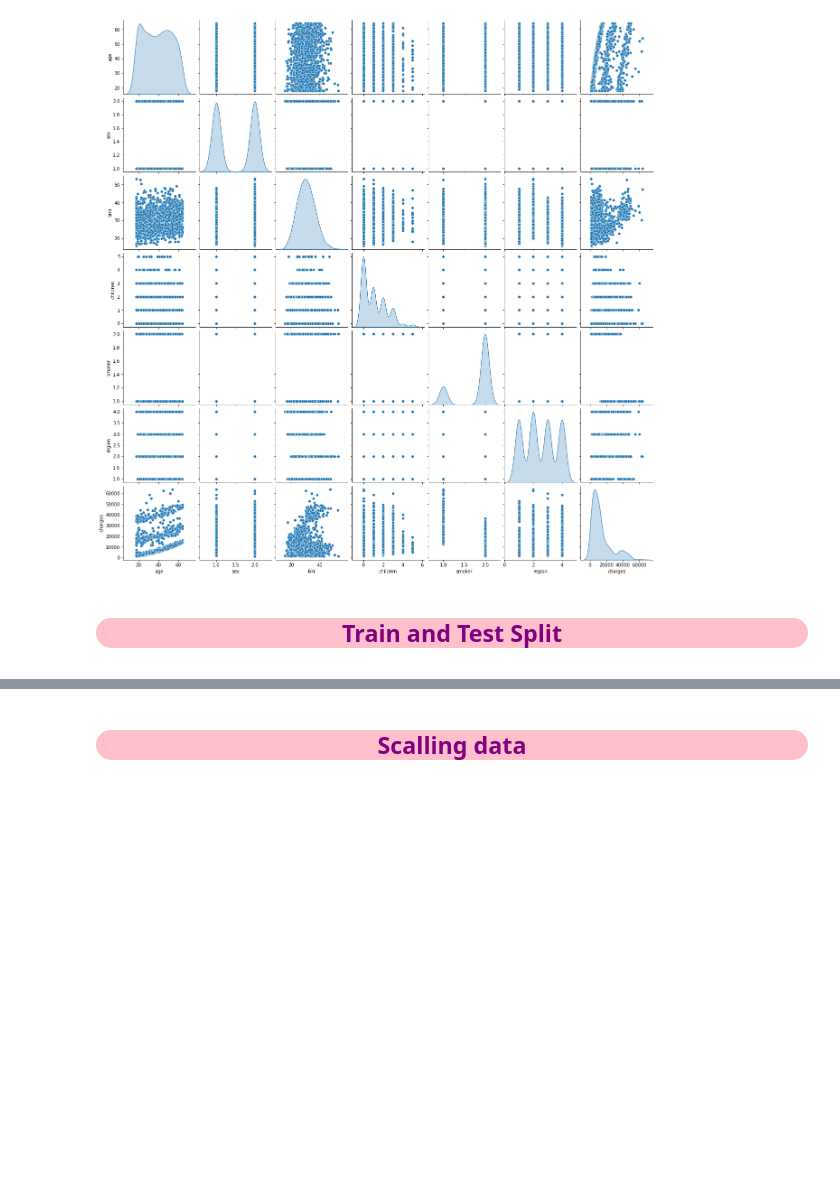
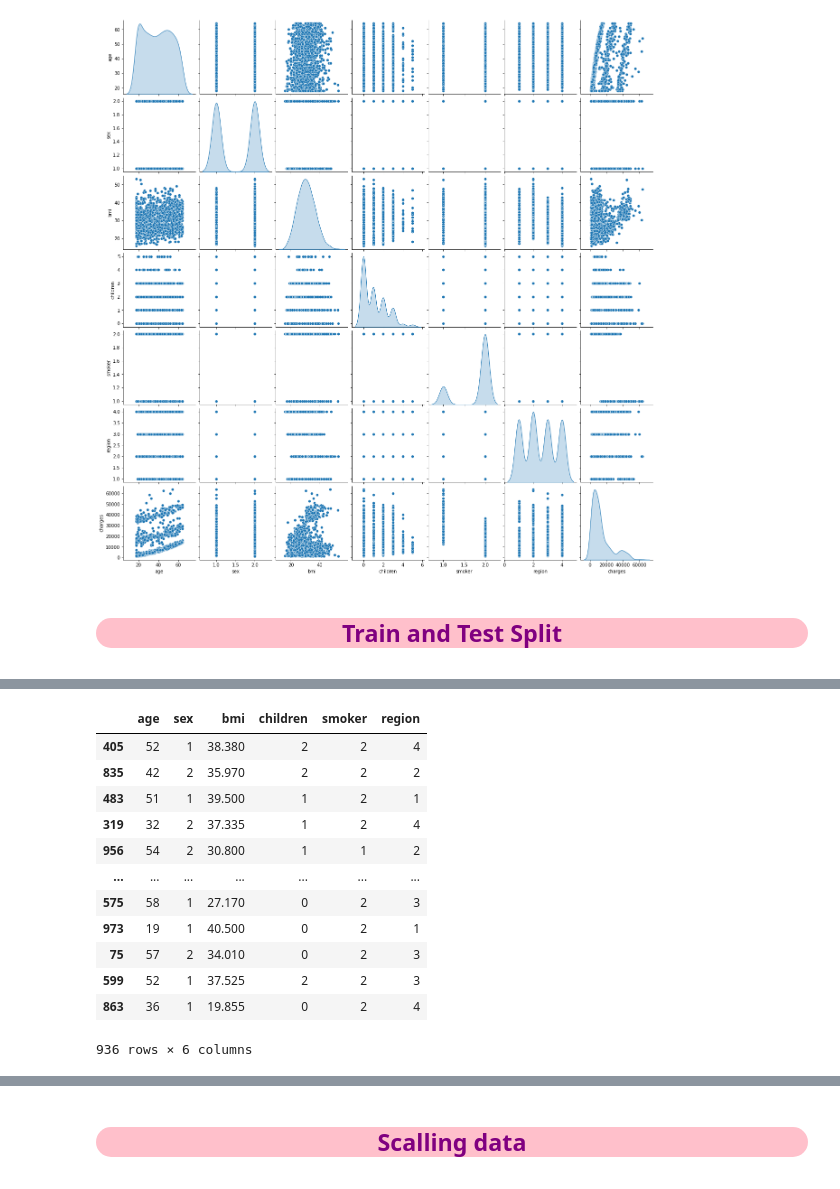
Before and after one commit to Jaime-Vega/Insurance, a Jupyter notebook: insurance-prediction-with-five-regressor-models.ipynb, the cells around one changed output, grey strips where cells are left out. Saved outputs shown, nothing was run; the diff lists cells and outputs as text; code cells hidden in the pictures; blank space fills up the shorter version.

```diff
--- a/insurance-prediction-with-five-regressor-models.ipynb
+++ b/insurance-prediction-with-five-regressor-models.ipynb
@@ -352,0 +584,17 @@ X_train, X_test, y_train, y_test= train_test_split(X, y, test_size=0.3, random_s
+# %%
+# JJVC
+X_train
+# %% [output]
+|  | age | sex | bmi | children | smoker | region |
+| 405 | 52 | 1 | 38.380 | 2 | 2 | 4 |
+| 835 | 42 | 2 | 35.970 | 2 | 2 | 2 |
+| 483 | 51 | 1 | 39.500 | 1 | 2 | 1 |
+| 319 | 32 | 2 | 37.335 | 1 | 2 | 4 |
+| 956 | 54 | 2 | 30.800 | 1 | 1 | 2 |
+| ... | ... | ... | ... | ... | ... | ... |
+| 575 | 58 | 1 | 27.170 | 0 | 2 | 3 |
+| 973 | 19 | 1 | 40.500 | 0 | 2 | 1 |
+| 75 | 57 | 2 | 34.010 | 0 | 2 | 3 |
+| 599 | 52 | 1 | 37.525 | 2 | 2 | 3 |
+| 863 | 36 | 1 | 19.855 | 0 | 2 | 4 |
+936 rows × 6 columns
```
Also changed, not shown: parts of 63 cells of this notebook.
